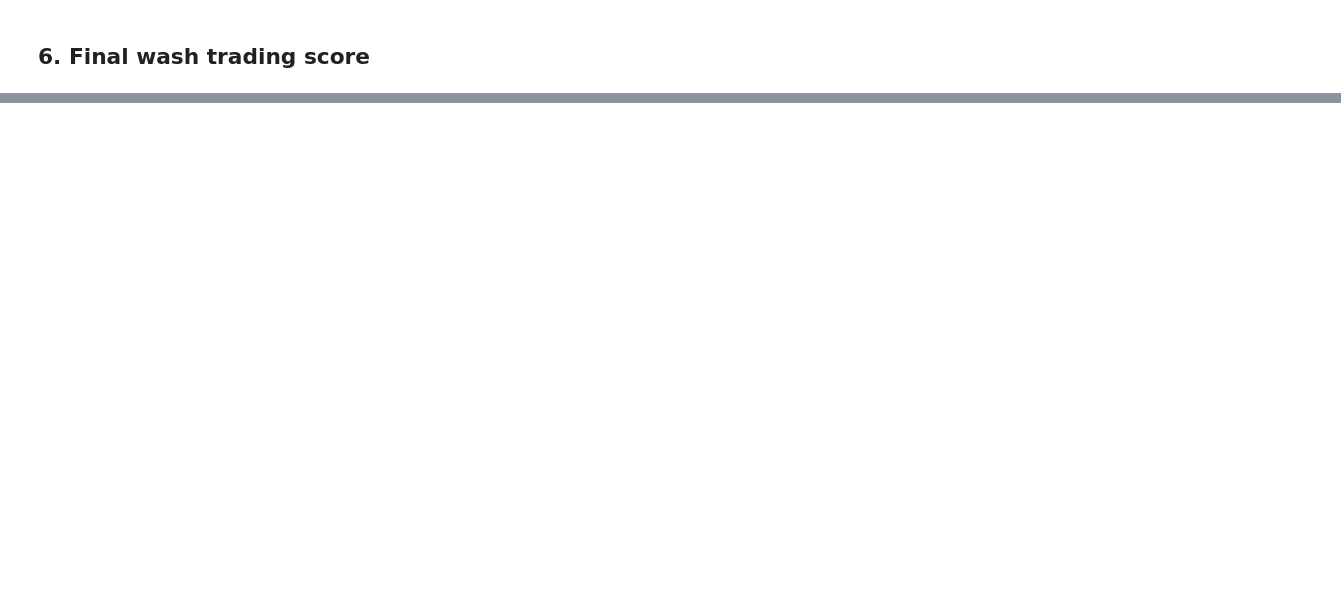
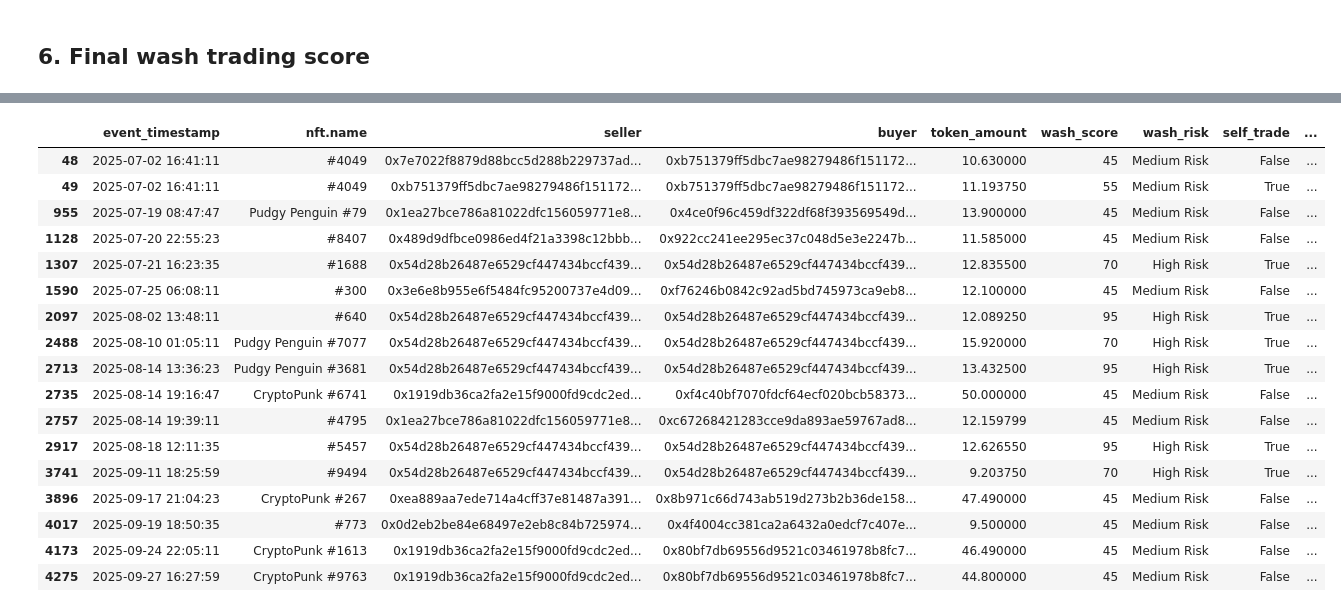
Before and after one commit to przygodajulia/nft-wash-trading-detection, a Jupyter notebook: notebooks/02_data_preprocessing_checks.ipynb, the cells around one changed output, grey strips where cells are left out. Cells and saved outputs as stored; diff of their text form; code cells hidden in the pictures; blank space fills up the shorter version.

Commit message:
exploatory data analysis

```diff
--- a/notebooks/02_data_preprocessing_checks.ipynb
+++ b/notebooks/02_data_preprocessing_checks.ipynb
@@ -205,9 +810,14 @@ display(
 # %% [markdown]
 ## 3. Initial NFT flip count
 # %%
-df["nft_id"] = (
-    opensea_data_df["nft.contract"] + "_" + opensea_data_df["nft.name"]
-)
+# df["nft_id"] = (
+#     opensea_data_df["nft.contract"] + "_" + opensea_data_df["nft.name"]
+# )
+
+# flip_counts = df.groupby("nft_id").size()
+# df["nft_flip_count"] = df["nft_id"].map(flip_counts)
+
+df["nft_id"] = df["nft.contract"].astype(str) + "_" + df["nft.name"].astype(str)
 
 flip_counts = df.groupby("nft_id").size()
 df["nft_flip_count"] = df["nft_id"].map(flip_counts)
@@ -242,15 +852,13 @@ Same pair trades multiple times
 Same NFT traded back and forth between same pair
 # %%
 pair_counts = (
-    opensea_data_df.groupby(["seller", "buyer"])
+    df.groupby(["seller", "buyer"])
       .size()
       .reset_index(name="pair_trade_count")
 )
 
 df = df.merge(pair_counts, on=["seller", "buyer"], how="left")
-df.head()
 
-# Threshold for “repeated trades” — 2 or more
 REPEAT_THRESHOLD = 5
 
 repeated_pairs = df[df["pair_trade_count"] >= REPEAT_THRESHOLD]
@@ -296,9 +904,9 @@ display(
 # %%
 opensea_data_df["nft.id"] = opensea_data_df["nft.contract"] + "_" + opensea_data_df["nft.name"]
 # %%
-df = opensea_data_df
+# df = opensea_data_df
 # Previous seller for the same NFT
-df["prev_seller"] = df.groupby("nft.id")["seller"].shift(1)
+df["prev_seller"] = df.groupby("nft_id")["seller"].shift(1)
 
 # Did the NFT go back to the previous seller? (round-trip)
 df["round_trip"] = df["buyer"] == df["prev_seller"]
@@ -370,0 +1028,48 @@ display(
+# %%
+df["wash_score"] = (
+    df["self_trade"].astype(int) * 35 +
+    df["round_trip"].astype(int) * 25 +
+    (df["pair_trade_count"] >= 5).astype(int) * 15 +
+    (df["holding_seconds"] <= 3600).astype(int) * 10 +
+    (df["nft_flip_count"] >= 3).astype(int) * 10 +
+    df["price_abnormality"].astype(int) * 5
+)
+
+# Normalize to max 100
+df["wash_score"] = df["wash_score"].clip(0, 100)
+
+# Risk labels
+def classify_score(score):
+    if score >= 70:
+        return "High Risk"
+    elif score >= 40:
+        return "Medium Risk"
+    else:
+        return "Low Risk"
+
+df["wash_risk"] = df["wash_score"].apply(classify_score)
+
+# Suspicious transactions
+suspicious_transactions = df[df["wash_score"] >= 40]
+
+print(f"🚨 Found {len(suspicious_transactions)} suspicious transactions")
+
+display(
+    suspicious_transactions[
+        [
+            "event_timestamp",
+            "nft.name",
+            "seller",
+            "buyer",
+            "token_amount",
+            "wash_score",
+            "wash_risk",
+            "self_trade",
+            "round_trip",
+            "pair_trade_count",
+            "nft_flip_count",
+            "price_zscore",
+        ]
+    ].head(30)
+)
+# %% [output]
@@ -370,0 +1077,18 @@ display(
+|  | event_timestamp | nft.name | seller | buyer | token_amount | wash_score | wash_risk | self_trade | ... |
+| 48 | 2025-07-02 16:41:11 | #4049 | 0x7e7022f8879d88bcc5d288b229737ad... | 0xb751379ff5dbc7ae98279486f151172... | 10.630000 | 45 | Medium Risk | False | ... |
+| 49 | 2025-07-02 16:41:11 | #4049 | 0xb751379ff5dbc7ae98279486f151172... | 0xb751379ff5dbc7ae98279486f151172... | 11.193750 | 55 | Medium Risk | True | ... |
+| 955 | 2025-07-19 08:47:47 | Pudgy Penguin #79 | 0x1ea27bce786a81022dfc156059771e8... | 0x4ce0f96c459df322df68f393569549d... | 13.900000 | 45 | Medium Risk | False | ... |
+| 1128 | 2025-07-20 22:55:23 | #8407 | 0x489d9dfbce0986ed4f21a3398c12bbb... | 0x922cc241ee295ec37c048d5e3e2247b... | 11.585000 | 45 | Medium Risk | False | ... |
+| 1307 | 2025-07-21 16:23:35 | #1688 | 0x54d28b26487e6529cf447434bccf439... | 0x54d28b26487e6529cf447434bccf439... | 12.835500 | 70 | High Risk | True | ... |
+| 1590 | 2025-07-25 06:08:11 | #300 | 0x3e6e8b955e6f5484fc95200737e4d09... | 0xf76246b0842c92ad5bd745973ca9eb8... | 12.100000 | 45 | Medium Risk | False | ... |
+| 2097 | 2025-08-02 13:48:11 | #640 | 0x54d28b26487e6529cf447434bccf439... | 0x54d28b26487e6529cf447434bccf439... | 12.089250 | 95 | High Risk | True | ... |
+| 2488 | 2025-08-10 01:05:11 | Pudgy Penguin #7077 | 0x54d28b26487e6529cf447434bccf439... | 0x54d28b26487e6529cf447434bccf439... | 15.920000 | 70 | High Risk | True | ... |
+| 2713 | 2025-08-14 13:36:23 | Pudgy Penguin #3681 | 0x54d28b26487e6529cf447434bccf439... | 0x54d28b26487e6529cf447434bccf439... | 13.432500 | 95 | High Risk | True | ... |
+| 2735 | 2025-08-14 19:16:47 | CryptoPunk #6741 | 0x1919db36ca2fa2e15f9000fd9cdc2ed... | 0xf4c40bf7070fdcf64ecf020bcb58373... | 50.000000 | 45 | Medium Risk | False | ... |
+| 2757 | 2025-08-14 19:39:11 | #4795 | 0x1ea27bce786a81022dfc156059771e8... | 0xc67268421283cce9da893ae59767ad8... | 12.159799 | 45 | Medium Risk | False | ... |
+| 2917 | 2025-08-18 12:11:35 | #5457 | 0x54d28b26487e6529cf447434bccf439... | 0x54d28b26487e6529cf447434bccf439... | 12.626550 | 95 | High Risk | True | ... |
+| 3741 | 2025-09-11 18:25:59 | #9494 | 0x54d28b26487e6529cf447434bccf439... | 0x54d28b26487e6529cf447434bccf439... | 9.203750 | 70 | High Risk | True | ... |
+| 3896 | 2025-09-17 21:04:23 | CryptoPunk #267 | 0xea889aa7ede714a4cff37e81487a391... | 0x8b971c66d743ab519d273b2b36de158... | 47.490000 | 45 | Medium Risk | False | ... |
+| 4017 | 2025-09-19 18:50:35 | #773 | 0x0d2eb2be84e68497e2eb8c84b725974... | 0x4f4004cc381ca2a6432a0edcf7c407e... | 9.500000 | 45 | Medium Risk | False | ... |
+| 4173 | 2025-09-24 22:05:11 | CryptoPunk #1613 | 0x1919db36ca2fa2e15f9000fd9cdc2ed... | 0x80bf7db69556d9521c03461978b8fc7... | 46.490000 | 45 | Medium Risk | False | ... |
+| 4275 | 2025-09-27 16:27:59 | CryptoPunk #9763 | 0x1919db36ca2fa2e15f9000fd9cdc2ed... | 0x80bf7db69556d9521c03461978b8fc7... | 44.800000 | 45 | Medium Risk | False | ... |
```
Also changed, not shown: parts of 53 cells of this notebook.
